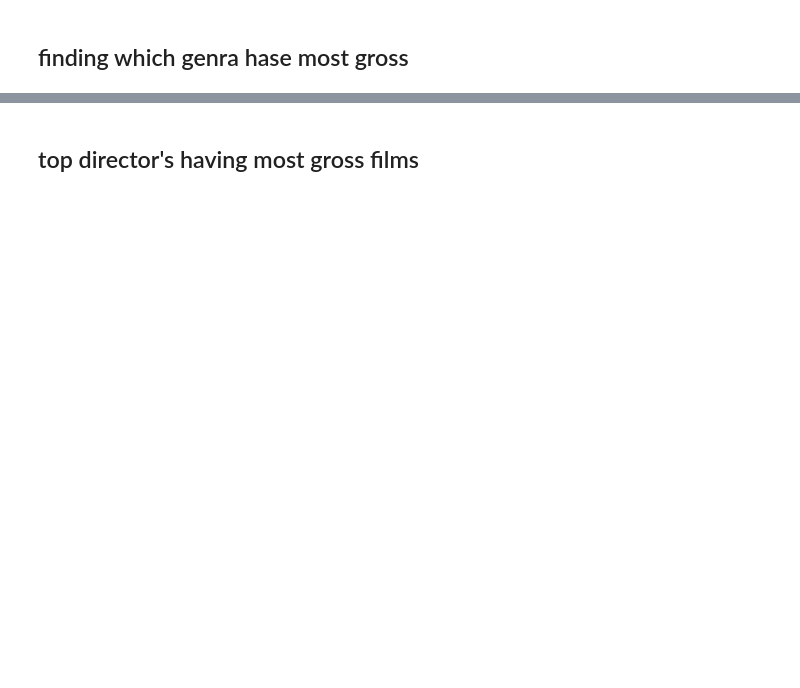
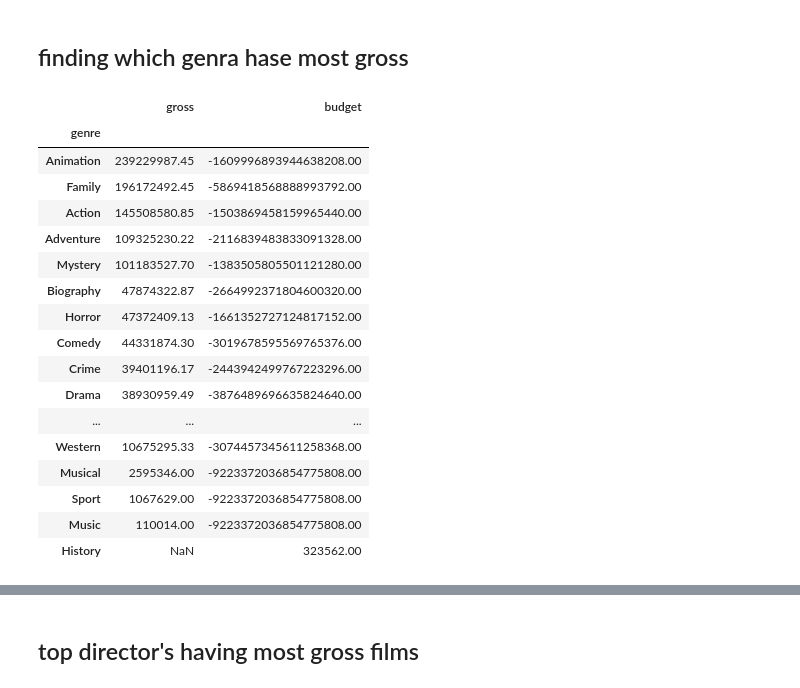
Before and after one commit to codewithawr/portfolio_data_analysis_project, a Jupyter notebook: Movies_data/Movise_analysis.ipynb, the cells around one changed output, grey strips where cells are left out. Cells and saved outputs as stored; diff of their text form; code cells hidden in the pictures; blank space fills up the shorter version.

```diff
--- a/Movies_data/Movise_analysis.ipynb
+++ b/Movies_data/Movise_analysis.ipynb
@@ -168,7 +171,27 @@ sns.barplot(avrage_grose_per_score.index, avrage_grose_per_score)
 # %%
 avrage_grose_per_genre = pd.DataFrame()
 avrage_grose_per_genre_temp = pd.DataFrame()
 avrage_grose_per_genre_temp['genre'] = df['genre']
 avrage_grose_per_genre_temp['gross'] = df['gross']
-avrage_grose_per_genre = avrage_grose_per_genre_temp.groupby('genre')['gross'].mean()
-avrage_grose_per_genre.sort_values(ascending=False, inplace=True)
+avrage_grose_per_genre['gross'] = avrage_grose_per_genre_temp.groupby('genre')['gross'].mean()
+avrage_grose_per_genre.sort_values('gross', ascending=False, inplace=True)
+avrage_grose_per_genre
+# %% [output]
+|  | gross | budget |
+| genre |  |  |
+| Animation | 239229987.45 | -1609996893944638208.00 |
+| Family | 196172492.45 | -5869418568888993792.00 |
+| Action | 145508580.85 | -1503869458159965440.00 |
+| Adventure | 109325230.22 | -2116839483833091328.00 |
+| Mystery | 101183527.70 | -1383505805501121280.00 |
+| Biography | 47874322.87 | -2664992371804600320.00 |
+| Horror | 47372409.13 | -1661352727124817152.00 |
+| Comedy | 44331874.30 | -3019678595569765376.00 |
+| Crime | 39401196.17 | -2443942499767223296.00 |
+| Drama | 38930959.49 | -3876489696635824640.00 |
+| ... | ... | ... |
+| Western | 10675295.33 | -3074457345611258368.00 |
+| Musical | 2595346.00 | -9223372036854775808.00 |
+| Sport | 1067629.00 | -9223372036854775808.00 |
+| Music | 110014.00 | -9223372036854775808.00 |
+| History | NaN | 323562.00 |
```
Also changed, not shown: parts of 7 cells of this notebook.
